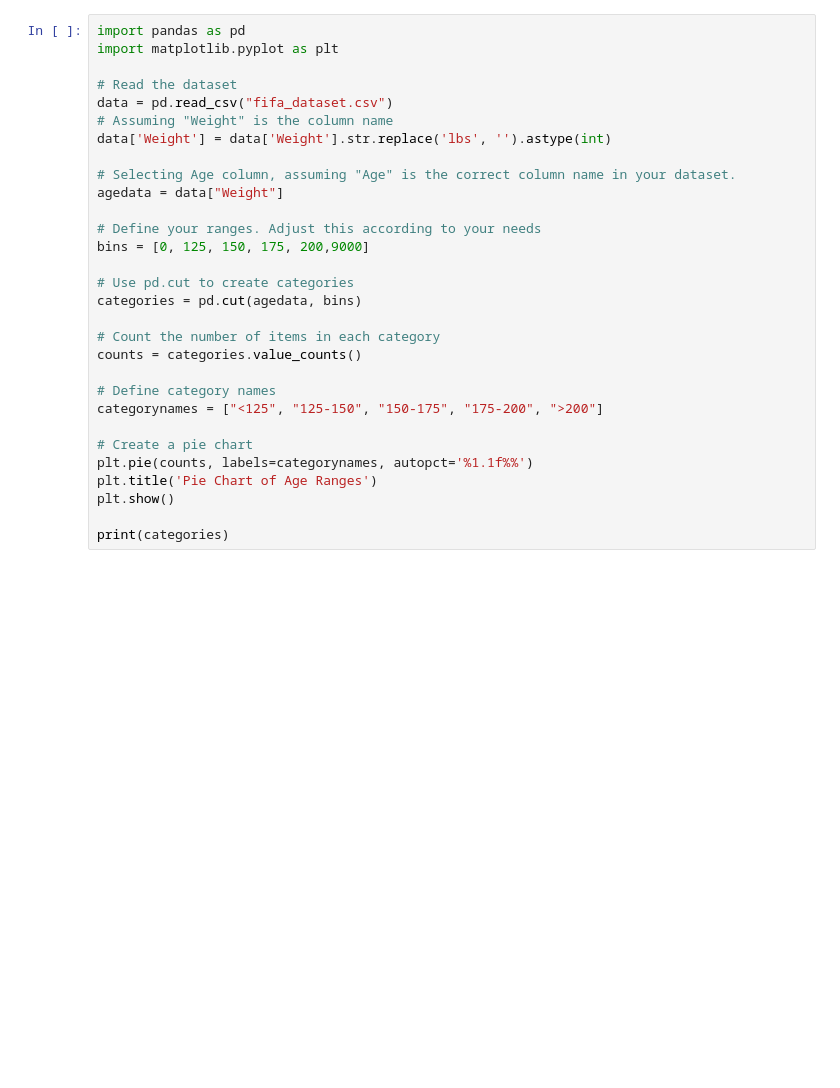
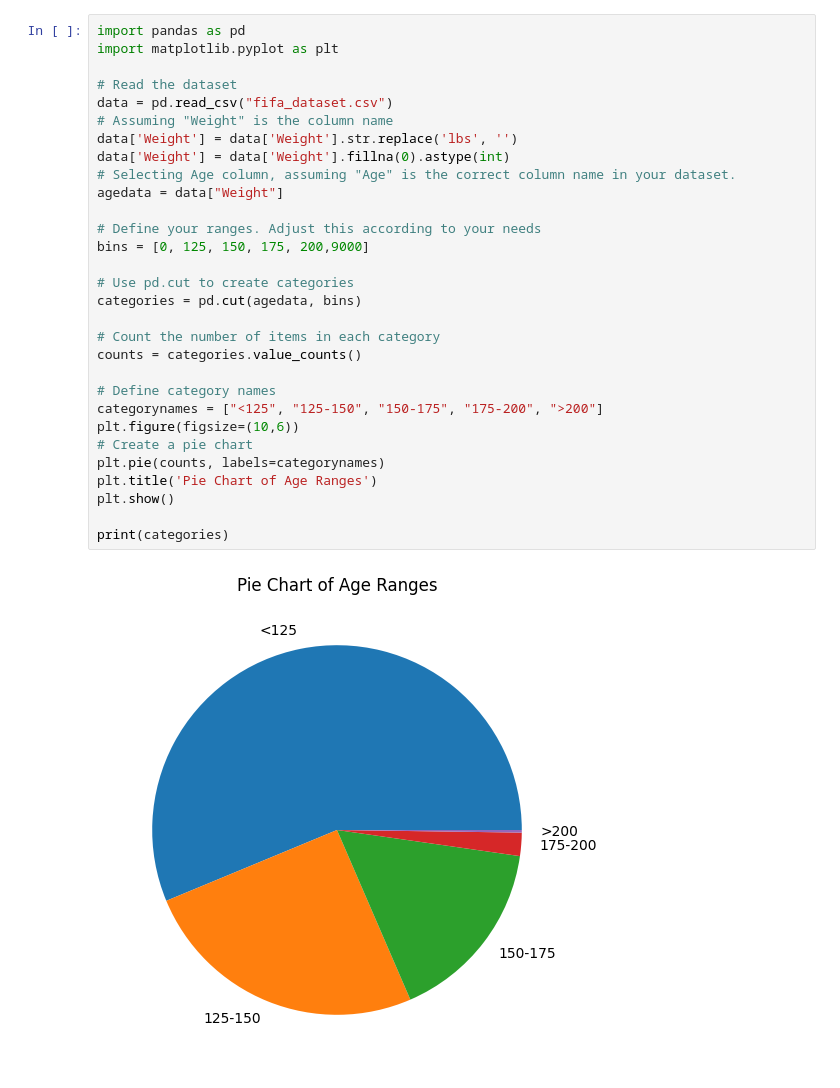
Before and after one commit to AliMukhtar081/python-learning, a Jupyter notebook: lab/visulization/practice.ipynb, the cells around one changed output. Saved outputs shown, nothing was run; the diff lists cells and outputs as text; blank space fills up the shorter version.

```diff
--- a/lab/visulization/practice.ipynb
+++ b/lab/visulization/practice.ipynb
@@ -25,31 +27,32 @@ Requirement already satisfied: six>=1.5 in c:\users\user\appdata\roaming\python\
 # %%
 import pandas as pd
 import matplotlib.pyplot as plt
 
 # Read the dataset
 data = pd.read_csv("fifa_dataset.csv")
 # Assuming "Weight" is the column name
-data['Weight'] = data['Weight'].str.replace('lbs', '').astype(int)
-
+data['Weight'] = data['Weight'].str.replace('lbs', '')
+data['Weight'] = data['Weight'].fillna(0).astype(int)
 # Selecting Age column, assuming "Age" is the correct column name in your dataset.
 agedata = data["Weight"]
 
 # Define your ranges. Adjust this according to your needs
 bins = [0, 125, 150, 175, 200,9000]
 
 # Use pd.cut to create categories
 categories = pd.cut(agedata, bins)
 
 # Count the number of items in each category
 counts = categories.value_counts()
 
 # Define category names
 categorynames = ["<125", "125-150", "150-175", "175-200", ">200"]
-
+plt.figure(figsize=(10,6))
 # Create a pie chart
-plt.pie(counts, labels=categorynames, autopct='%1.1f%%')
+plt.pie(counts, labels=categorynames)
 plt.title('Pie Chart of Age Ranges')
 plt.show()
 
 print(categories)
 # %% [output]
+[figure, added]
```
Also changed, not shown: parts of 3 cells of this notebook.
